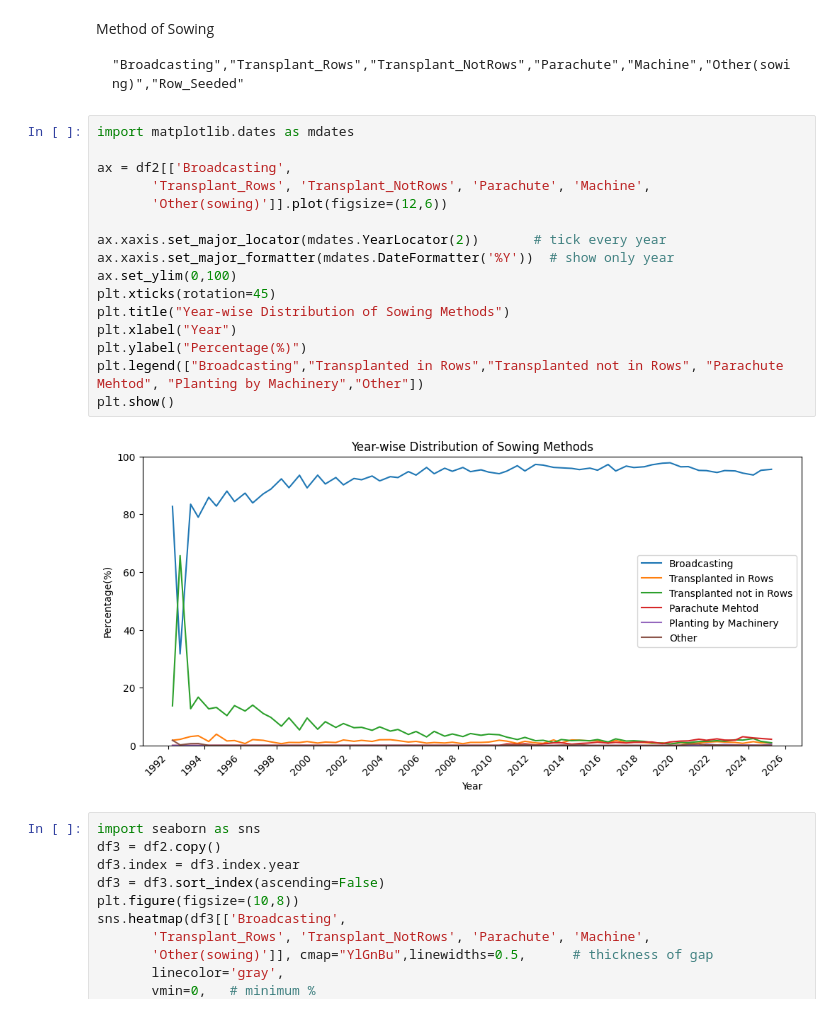
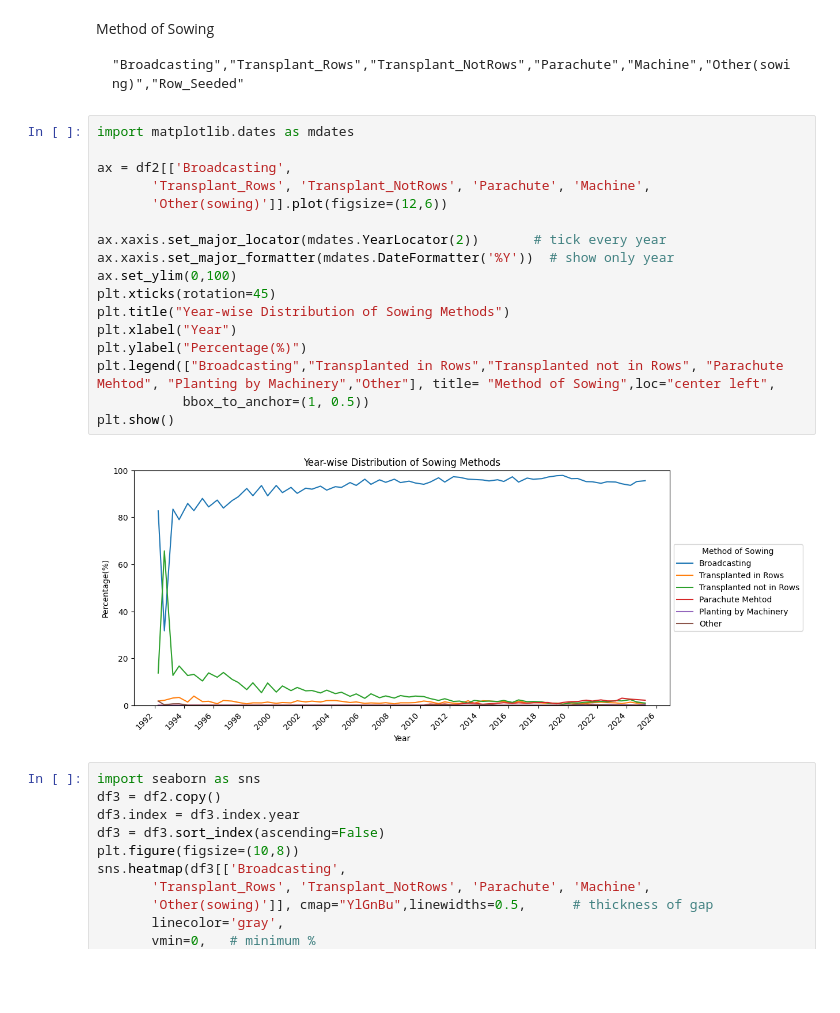
Before and after one commit to AchiniWathsala/Forecasting_Paddy_Production, a Jupyter notebook: paddy_production.ipynb, the cells around one changed output. Drawn from its saved outputs; the diff is of its cells as text; blank space fills up the shorter version.

```diff
--- a/paddy_production.ipynb
+++ b/paddy_production.ipynb
@@ -657,21 +658,22 @@ Method of Sowing
 # %%
 import matplotlib.dates as mdates
 
 ax = df2[['Broadcasting',
        'Transplant_Rows', 'Transplant_NotRows', 'Parachute', 'Machine',
        'Other(sowing)']].plot(figsize=(12,6))
 
 ax.xaxis.set_major_locator(mdates.YearLocator(2))       # tick every year
 ax.xaxis.set_major_formatter(mdates.DateFormatter('%Y'))  # show only year
 ax.set_ylim(0,100)
 plt.xticks(rotation=45)
 plt.title("Year-wise Distribution of Sowing Methods")
 plt.xlabel("Year")
 plt.ylabel("Percentage(%)")
-plt.legend(["Broadcasting","Transplanted in Rows","Transplanted not in Rows", "Parachute Mehtod", "Planting by Machinery","Other"])
+plt.legend(["Broadcasting","Transplanted in Rows","Transplanted not in Rows", "Parachute Mehtod", "Planting by Machinery","Other"], title= "Method of Sowing",loc="center left",
+           bbox_to_anchor=(1, 0.5))
 plt.show()
 # %% [output]
-[figure, old version]
+[figure, new version]
 # %%
 import seaborn as sns
 df3 = df2.copy()
```
Also changed, not shown: parts of 15 cells of this notebook, 1 other file.
